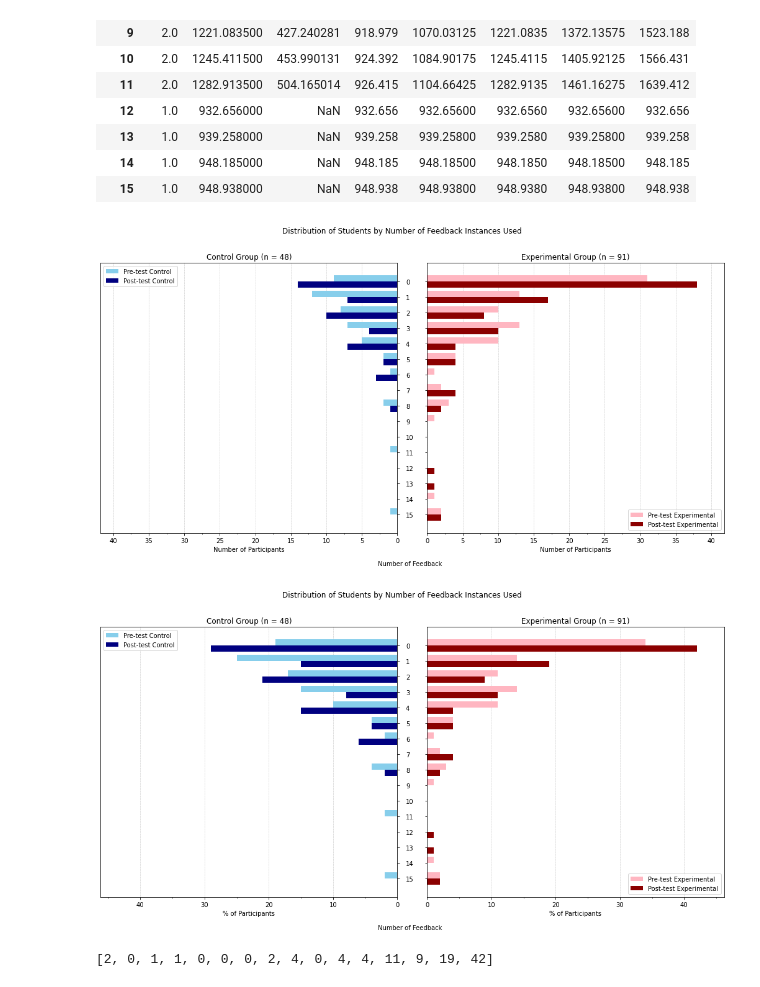
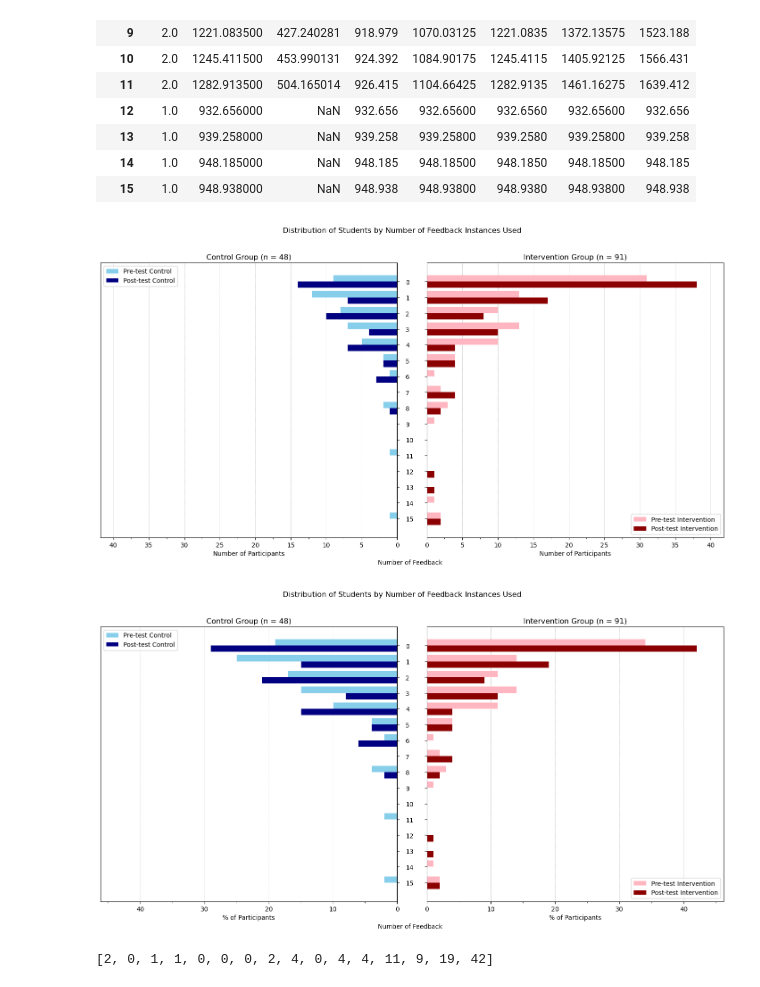
Before and after one commit to harrycslau/feedback-data-analytics, a Jupyter notebook: main.ipynb, the cells around one changed output. Cells and saved outputs as stored; diff of their text form; code cells hidden in the pictures.

Commit message:
Corrected the name of Intervention Group

```diff
--- a/main.ipynb
+++ b/main.ipynb
@@ -225,16 +223,16 @@ data = {
     'Feedback Used': ['15', '14', '13', '12', '11', '10', '9', '8', '7', '6', '5', '4', '3', '2', '1'],
     'Pre-test Control': [1,1,1,1,2,2,2,4,4,5,7,12,19,27,39],
     'Post-test Control': [0,0,0,0,0,0,0,1,1,4,6,13,17,27,34],
-    'Pre-test Experimental': [2,3,3,3,3,3,4,7,9,10,14,24,37,47,60],
-    'Post-test Experimental': [2,2,3,4,4,4,4,6,10,10,14,18,28,36,53]
+    'Pre-test Intervention': [2,3,3,3,3,3,4,7,9,10,14,24,37,47,60],
+    'Post-test Intervention': [2,2,3,4,4,4,4,6,10,10,14,18,28,36,53]
 }
 '''
 data = {
     'Feedback Used': ['15', '14', '13', '12', '11', '10', '9', '8', '7', '6', '5', '4', '3', '2', '1', '0'],
     'Pre-test Control': [1,0,0,0,1,0,0,2,0,1,2,5,7,8,12,9],
     'Post-test Control': [0,0,0,0,0,0,0,1,0,3,2,7,4,10,7,14],
-    'Pre-test Experimental': [2,1,0,0,0,0,1,3,2,1,4,10,13,10,13,31],
-    'Post-test Experimental': [2,0,1,1,0,0,0,2,4,0,4,4,10,8,17,38]
+    'Pre-test Intervention': [2,1,0,0,0,0,1,3,2,1,4,10,13,10,13,31],
+    'Post-test Intervention': [2,0,1,1,0,0,0,2,4,0,4,4,10,8,17,38]
 }
 df = pd.DataFrame(data)
 
@@ -262,9 +260,9 @@ width = 0.4  # the width of the bars has been adjusted to accommodate four bars
 ax1.barh(indices + width/2, df['Pre-test Control'], width, label='Pre-test Control', color='skyblue')
 ax1.barh(indices - width/2, df['Post-test Control'], width, label='Post-test Control', color='navy')
 
-# Plot bars for Experimental group
-ax2.barh(indices + width/2, df['Pre-test Experimental'], width, label='Pre-test Experimental', color='lightpink')
-ax2.barh(indices - width/2, df['Post-test Experimental'], width, label='Post-test Experimental', color='darkred')
+# Plot bars for Intervention group
+ax2.barh(indices + width/2, df['Pre-test Intervention'], width, label='Pre-test Intervention', color='lightpink')
+ax2.barh(indices - width/2, df['Post-test Intervention'], width, label='Post-test Intervention', color='darkred')
 
 # Invert the x-axis of the Control subplot for a mirrored effect
 ax1.invert_xaxis()
@@ -273,44 +271,44 @@ ax1.tick_params(axis='y', which='major', pad=10)
 
 # Set titles
 ax1.set(title='Control Group (n = 48)')
-ax2.set(title='Experimental Group (n = 91)')
+ax2.set(title='Intervention Group (n = 91)')
 
 # Calculate the maximum value across all datasets and add some padding for visual aesthetics
 max_value = max(df['Pre-test Control'].max(), df['Post-test Control'].max(),
-                df['Pre-test Experimental'].max(), df['Post-test Experimental'].max())
+                df['Pre-test Intervention'].max(), df['Post-test Intervention'].max())
 padding = max_value * 0.1
 max_limit = max_value + padding
 
 # Set the same x-axis limits for both subplots, with padding
 ax1.set_xlim(max_limit, 0)  # Inverted axis for ax1
 ax2.set_xlim(0, max_limit)
 
 # Set y-ticks to be in the middle of the grouped bars
 ax2.set_yticks(indices)
 ax2.set_yticklabels(df['Feedback Used'])
 
 # Set y-axis label as text
 fig.text(0.51, 0.04, 'Number of Feedback', ha='center', va='center')
 
 
 # Set x-axis labels
 ax1.set_xlabel('Number of Participants')
 ax2.set_xlabel('Number of Participants')
 
 # Add legends
 ax1.legend()
 ax2.legend()
 
 # Adjust layout
 plt.subplots_adjust(wspace=0.1)  # Adjust the spacing between the two subplots to prevent overlap
 
 # Set the figure title
 fig.suptitle('Distribution of Students by Number of Feedback Instances Used')
 
 # Show the plot
 plt.show()
 # %% [output]
-[figure, old version]
+[figure, new version]
 # %%
 # New data
 '''
@@ -318,16 +316,16 @@ data = {
     'Feedback Used': ['15', '14', '13', '12', '11', '10', '9', '8', '7', '6', '5', '4', '3', '2', '1', '0'],
     'Pre-test Control': [1,0,0,0,1,0,0,2,0,1,2,5,7,8,12,9],
     'Post-test Control': [0,0,0,0,0,0,0,1,0,3,2,7,4,10,7,14],
-    'Pre-test Experimental': [2,1,0,0,0,0,1,3,2,1,4,10,13,10,13,31],
-    'Post-test Experimental': [2,0,1,1,0,0,0,2,4,0,4,4,10,8,17,38]
+    'Pre-test Intervention': [2,1,0,0,0,0,1,3,2,1,4,10,13,10,13,31],
+    'Post-test Intervention': [2,0,1,1,0,0,0,2,4,0,4,4,10,8,17,38]
 }
 '''
 data = {
     'Feedback Used': ['15', '14', '13', '12', '11', '10', '9', '8', '7', '6', '5', '4', '3', '2', '1', '0'],
     'Pre-test Control': [2, 0, 0, 0, 2, 0, 0, 4, 0, 2, 4, 10, 15, 17, 25, 19],
     'Post-test Control': [0, 0, 0, 0, 0, 0, 0, 2, 0, 6, 4, 15, 8, 21, 15, 29],
-    'Pre-test Experimental': [2, 1, 0, 0, 0, 0, 1, 3, 2, 1, 4, 11, 14, 11, 14, 34],
-    'Post-test Experimental': [2, 0, 1, 1, 0, 0, 0, 2, 4, 0, 4, 4, 11, 9, 19, 42]
+    'Pre-test Intervention': [2, 1, 0, 0, 0, 0, 1, 3, 2, 1, 4, 11, 14, 11, 14, 34],
+    'Post-test Intervention': [2, 0, 1, 1, 0, 0, 0, 2, 4, 0, 4, 4, 11, 9, 19, 42]
 }
 
 df = pd.DataFrame(data)
@@ -356,9 +354,9 @@ width = 0.4  # the width of the bars has been adjusted to accommodate four bars
 ax1.barh(indices + width/2, df['Pre-test Control'], width, label='Pre-test Control', color='skyblue')
 ax1.barh(indices - width/2, df['Post-test Control'], width, label='Post-test Control', color='navy')
 
-# Plot bars for Experimental group
-ax2.barh(indices + width/2, df['Pre-test Experimental'], width, label='Pre-test Experimental', color='lightpink')
-ax2.barh(indices - width/2, df['Post-test Experimental'], width, label='Post-test Experimental', color='darkred')
+# Plot bars for Intervention group
+ax2.barh(indices + width/2, df['Pre-test Intervention'], width, label='Pre-test Intervention', color='lightpink')
+ax2.barh(indices - width/2, df['Post-test Intervention'], width, label='Post-test Intervention', color='darkred')
 
 # Invert the x-axis of the Control subplot for a mirrored effect
 ax1.invert_xaxis()
@@ -367,11 +365,11 @@ ax1.tick_params(axis='y', which='major', pad=10)
 
 # Set titles
 ax1.set(title='Control Group (n = 48)')
-ax2.set(title='Experimental Group (n = 91)')
+ax2.set(title='Intervention Group (n = 91)')
 
 # Calculate the maximum value across all datasets and add some padding for visual aesthetics
 max_value = max(df['Pre-test Control'].max(), df['Post-test Control'].max(),
-                df['Pre-test Experimental'].max(), df['Post-test Experimental'].max())
+                df['Pre-test Intervention'].max(), df['Post-test Intervention'].max())
 padding = max_value * 0.1
 max_limit = max_value + padding
 
@@ -404,7 +402,7 @@ fig.suptitle('Distribution of Students by Number of Feedback Instances Used')
 # Show the plot
 plt.show()
 # %% [output]
-[figure, old version]
+[figure, new version]
 # %%
 '''
 data = {
```
Also changed, not shown: parts of 4 cells of this notebook.
